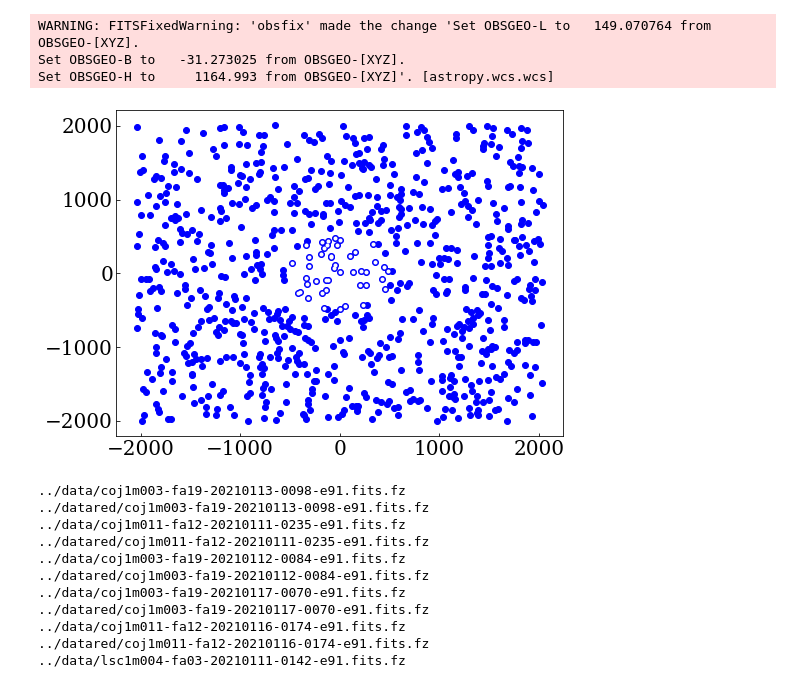
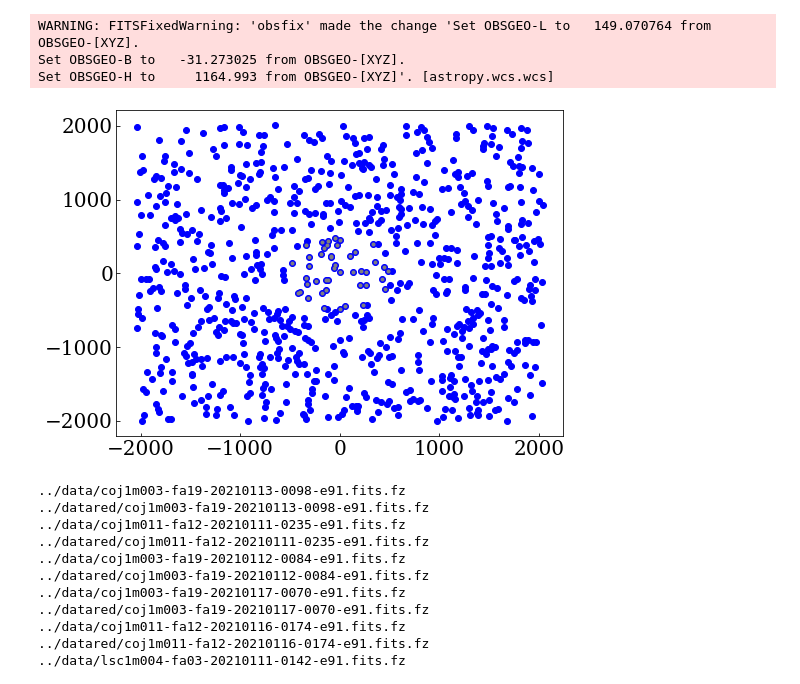
Before and after one commit to BartOuwehand/BRPJ0600, a Jupyter notebook: testfile2.ipynb, the cells around one changed output. Cells and saved outputs as stored; diff of their text form; code cells hidden in the pictures.

```diff
--- a/testfile2.ipynb
+++ b/testfile2.ipynb
@@ -80,32 +80,32 @@ Set OBSGEO-H to     1164.993 from OBSGEO-[XYZ]'. [astropy.wcs.wcs]
 # functie(lijst met pixel_coordinaten van standards, lijst met pixel coordinaten huidige sterren):
 #   reken afstanden uit
 #   Test of afstand voldoende klein is (print afstanden)
 #
 #   return index dichtbijzijndste ster voor elke ingevoerde ster
 
 def find_stars(xobj_list, yobj_list, xlist, ylist):
     #print (xobj_list)
     #print (yobj_list)
     #print (xlist)
     #print (ylist)
 
     plt.scatter(xlist-2048,ylist-2048,c='b',)
-    plt.scatter(xobj_list-2048, yobj_list-2048, c='white',marker='.')
+    plt.scatter(xobj_list-2048, yobj_list-2048, c='grey',marker='.')
     #plt.axis(xmin=-800,xmax=800,ymin=-800,ymax=800)
     plt.show()
 
     # Make a matrix with each column the same xlist or ylist.
     # The number of columns is the number of objects in standards.txt
     xmatrix = np.array(list(xlist)*len(xobj_list)).reshape([len(xobj_list),len(xlist)]).transpose()
     ymatrix = np.array(list(ylist)*len(yobj_list)).reshape([len(yobj_list),len(ylist)]).transpose()
 
     distance_matrix = np.sqrt((xmatrix-xobj_list)**2 + (ymatrix-yobj_list)**2)
 
     indices = np.argmin(distance_matrix, axis=0)
 
     return indices, np.diag(distance_matrix[indices]) #the daigonal gives the distance from each point to the star
 
 
 stars_arg, d = find_stars(coord[:,0],coord[:,1], phot['x'], phot['y'])
 # %% [output]
-[figure, old version]
+[figure, new version]
```
Also changed, not shown: parts of 6 cells of this notebook, 1 other file.
